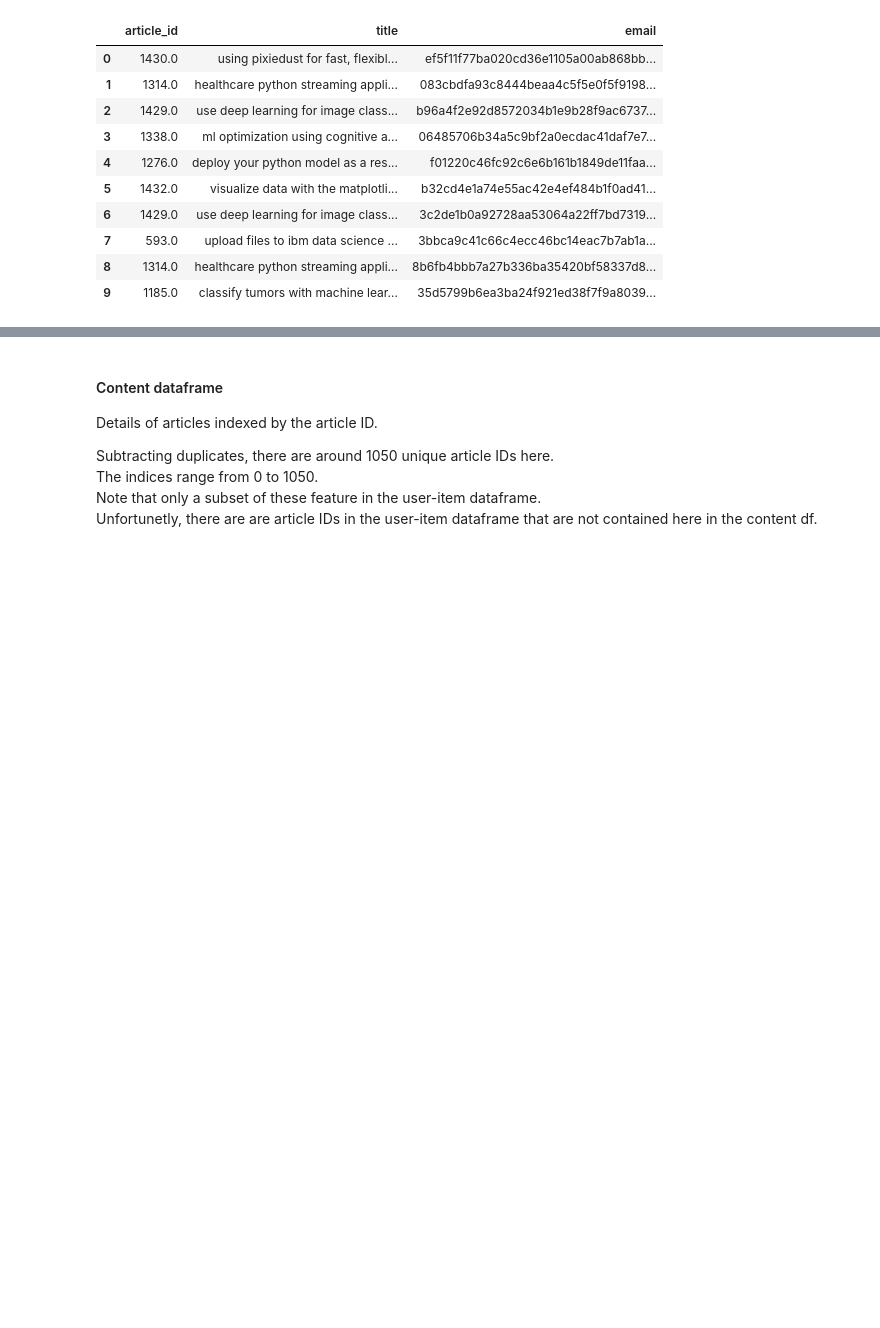
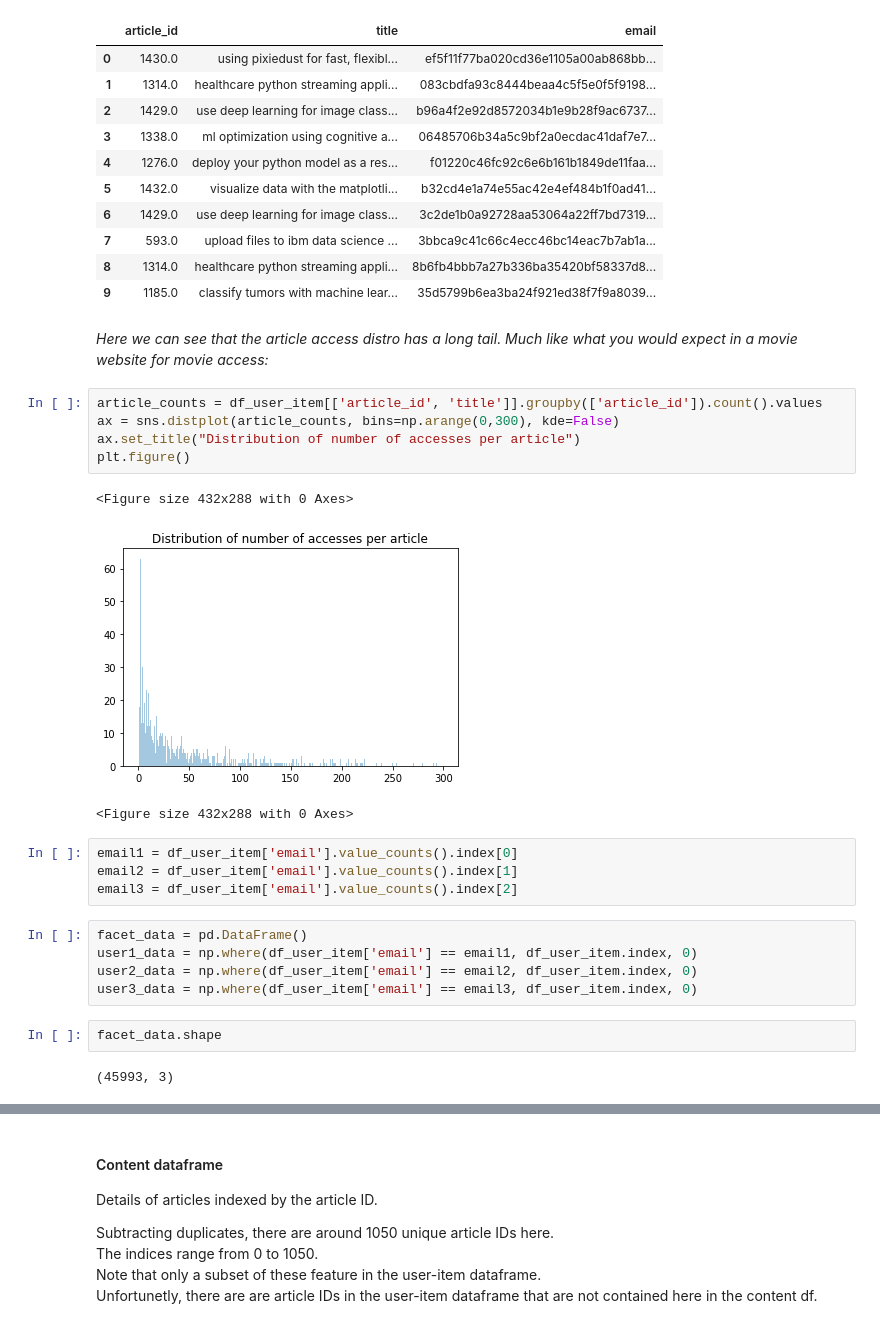
Before and after one commit to FergusOBoyle/recommender-project, a Jupyter notebook: article_recommender.ipynb, the cells around one changed output, grey strips where cells are left out. Drawn from its saved outputs; the diff is of its cells as text; blank space fills up the shorter version.

```diff
--- a/article_recommender.ipynb
+++ b/article_recommender.ipynb
@@ -43,3 +43,27 @@ df_user_item.head(10)
 | 7 | 593.0 | upload files to ibm data science ... | 3bbca9c41c66c4ecc46bc14eac7b7ab1a... |
 | 8 | 1314.0 | healthcare python streaming appli... | 8b6fb4bbb7a27b336ba35420bf58337d8... |
 | 9 | 1185.0 | classify tumors with machine lear... | 35d5799b6ea3ba24f921ed38f7f9a8039... |
+# %% [markdown]
+*Here we can see that the article access distro has a long tail. Much like what you would expect in a movie website for movie access:*
+# %%
+article_counts = df_user_item[['article_id', 'title']].groupby(['article_id']).count().values
+ax = sns.distplot(article_counts, bins=np.arange(0,300), kde=False)
+ax.set_title("Distribution of number of accesses per article")
+plt.figure()
+# %% [output]
+<Figure size 432x288 with 0 Axes>
+[figure, added]
+<Figure size 432x288 with 0 Axes>
+# %%
+email1 = df_user_item['email'].value_counts().index[0]
+email2 = df_user_item['email'].value_counts().index[1]
+email3 = df_user_item['email'].value_counts().index[2]
+# %%
+facet_data = pd.DataFrame()
+user1_data = np.where(df_user_item['email'] == email1, df_user_item.index, 0)
+user2_data = np.where(df_user_item['email'] == email2, df_user_item.index, 0)
+user3_data = np.where(df_user_item['email'] == email3, df_user_item.index, 0)
+# %%
+facet_data.shape
+# %% [output]
+(45993, 3)
```
Also changed, not shown: parts of 20 cells of this notebook.
